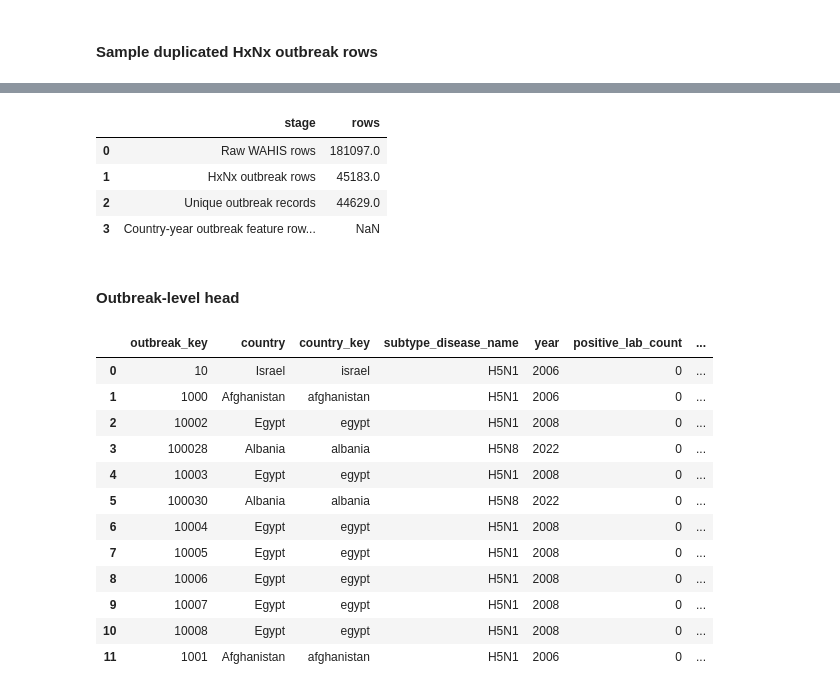
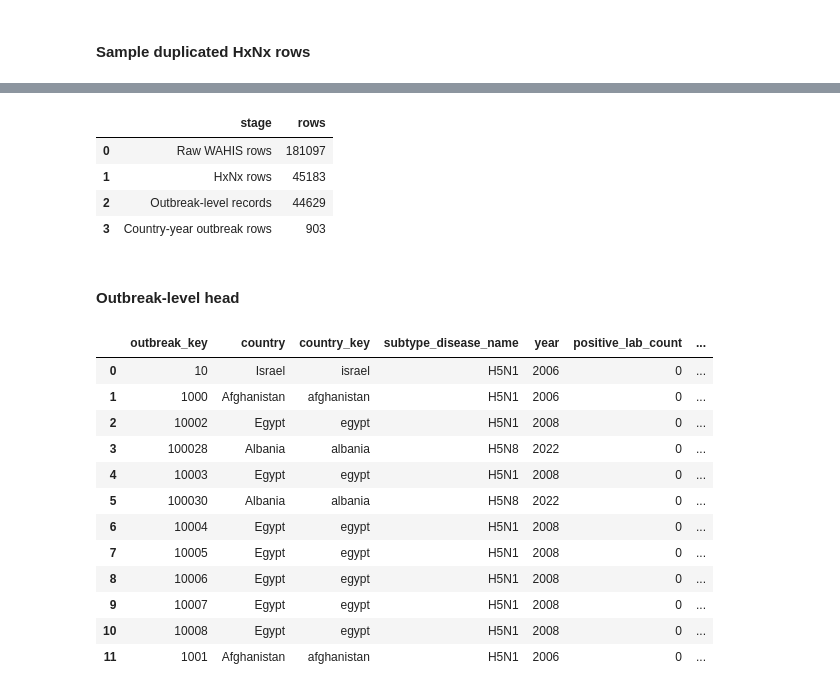
Before and after one commit to WildSphee/5126_project_2, a Jupyter notebook: csv_overview.ipynb, the cells around one changed output, grey strips where cells are left out. Saved outputs shown, nothing was run; the diff lists cells and outputs as text; code cells hidden in the pictures.

Commit message:
Stabilize notebook target and add outbreak ablation

```diff
--- a/csv_overview.ipynb
+++ b/csv_overview.ipynb
@@ -362,7 +320,7 @@ raw_duplicate_sample = (
     .sort_values(["outbreak_id", "lab_test_id"])
     .reset_index(drop=True)
 )
-display_section("Sample duplicated HxNx outbreak rows", raw_duplicate_sample, rows=12)
+display_section("Sample duplicated HxNx rows", raw_duplicate_sample, rows=12)
 
 for col in [
     "event_started_on",
@@ -389,12 +347,6 @@ wahis_hxnx["start_dt"] = (
     .combine_first(wahis_hxnx["event_started_on"])
     .combine_first(wahis_hxnx["event_confirmed_on"])
 )
-wahis_hxnx["end_dt"] = (
-    wahis_hxnx["end_date"]
-    .combine_first(wahis_hxnx["event_ended_on"])
-    .combine_first(wahis_hxnx["lab_result_date"])
-    .combine_first(wahis_hxnx["reported_on"])
-)
 wahis_hxnx["positive_lab_flag"] = wahis_hxnx["lab_result"].fillna("").str.contains("positive", case=False)
 wahis_hxnx["lab_species_clean"] = wahis_hxnx["lab_species"].replace("", np.nan)
 wahis_hxnx["location_clean"] = wahis_hxnx["location"].replace("", np.nan)
@@ -406,7 +358,6 @@ outbreak_level = (
         country_key=("country_key", "first"),
         subtype_disease_name=("subtype_clean", "first"),
         start_dt=("start_dt", "min"),
-        end_dt=("end_dt", "max"),
         source_row_count=("event_id", "size"),
         positive_lab_count=("positive_lab_flag", "sum"),
         unique_species_count=("lab_species_clean", "nunique"),
@@ -418,69 +369,78 @@ outbreak_level = (
 outbreak_level["year"] = outbreak_level["start_dt"].dt.year.astype("Int64")
 outbreak_level = outbreak_level.dropna(subset=["year"]).copy()
 outbreak_level["year"] = outbreak_level["year"].astype(int)
-outbreak_level["duration_days"] = (
-    outbreak_level["end_dt"] - outbreak_level["start_dt"]
-).dt.days.fillna(0).clip(lower=0)
 outbreak_level["severity_proxy"] = (
     outbreak_level["positive_lab_count"].clip(lower=1)
     * outbreak_level["unique_species_count"].clip(lower=1)
     * outbreak_level["unique_location_count"].clip(lower=1)
 )
 
-cleaning_summary = pd.DataFrame(
+outbreak_year = (
+    outbreak_level.groupby(["country_key", "year"], as_index=False)
+    .agg(
+        outbreak_count=("outbreak_key", "nunique"),
+        hxnx_subtype_count=("subtype_disease_name", "nunique"),
+        positive_lab_count=("positive_lab_count", "sum"),
+        species_diversity=("unique_species_count", "sum"),
+        location_spread=("unique_location_count", "sum"),
+        severity_index=("severity_proxy", "sum"),
+    )
+)
+
+outbreak_summary = pd.DataFrame(
     {
         "stage": [
             "Raw WAHIS rows",
-            "HxNx outbreak rows",
-            "Unique outbreak records",
-            "Country-year outbreak feature rows (to be built next)",
+            "HxNx rows",
+            "Outbreak-level records",
+            "Country-year outbreak rows",
         ],
         "rows": [
             len(wahis),
             len(wahis_hxnx),
             len(outbreak_level),
-            np.nan,
+            len(outbreak_year),
         ],
     }
 )
-display(cleaning_summary)
+display(outbreak_summary)
 display_section(
     "Outbreak-level head",
     outbreak_level[
         [
             "outbreak_key",
             "country",
             "country_key",
             "subtype_disease_name",
             "year",
             "positive_lab_count",
             "unique_species_count",
             "unique_location_count",
             "severity_proxy",
         ]
     ],
     rows=12,
 )
 # %% [output]
-#### Sample duplicated HxNx outbreak rows
+#### Sample duplicated HxNx rows
 |  | outbreak_id | country | disease_name | subtype_disease_name | location | lab_test_id | lab_species | ... |
 | 0 | 109222.0 | Israel | High pathogenicity avian influenz... | H5N1 | SHELUHOT | 231.0 | Birds | ... |
 | 1 | 109222.0 | Israel | High pathogenicity avian influenz... | H5N1 | SHELUHOT | 231.0 | Birds | ... |
 | 2 | 109449.0 | Ecuador | High pathogenicity avian influenz... | H5N1 | CHAGUANA | 29.0 | Birds | ... |
 | 3 | 109449.0 | Ecuador | High pathogenicity avian influenz... | H5N1 | CHAGUANA | 110.0 | Birds | ... |
 | 4 | 109449.0 | Ecuador | High pathogenicity avian influenz... | H5N1 | CHAGUANA | 110.0 | Birds | ... |
 | 5 | 109449.0 | Ecuador | High pathogenicity avian influenz... | H5N1 | CHAGUANA | 196.0 | Birds | ... |
 | 6 | 109896.0 | Cyprus | Influenza A viruses of high patho... | H5N1 | Paralimni | 110.0 | Birds | ... |
 | 7 | 109896.0 | Cyprus | Influenza A viruses of high patho... | H5N1 | Paralimni | 221.0 | Birds | ... |
 | 8 | 109899.0 | Cyprus | Influenza A viruses of high patho... | H5N1 | Paralimni 1 | 110.0 | Birds | ... |
 | 9 | 109899.0 | Cyprus | Influenza A viruses of high patho... | H5N1 | Paralimni 1 | 221.0 | Birds | ... |
 | 10 | 109900.0 | Cyprus | Influenza A viruses of high patho... | H5N1 | Latsia | 110.0 | Mallard | ... |
 | 11 | 109900.0 | Cyprus | Influenza A viruses of high patho... | H5N1 | Latsia | 221.0 | Mallard | ... |
 |  | stage | rows |
-| 0 | Raw WAHIS rows | 181097.0 |
-| 1 | HxNx outbreak rows | 45183.0 |
-| 2 | Unique outbreak records | 44629.0 |
-| 3 | Country-year outbreak feature row... | NaN |
+| 0 | Raw WAHIS rows | 181097 |
+| 1 | HxNx rows | 45183 |
+| 2 | Outbreak-level records | 44629 |
+| 3 | Country-year outbreak rows | 903 |
 #### Outbreak-level head
 |  | outbreak_key | country | country_key | subtype_disease_name | year | positive_lab_count | ... |
 | 0 | 10 | Israel | israel | H5N1 | 2006 | 0 | ... |
```
Also changed, not shown: parts of 22 cells of this notebook.
